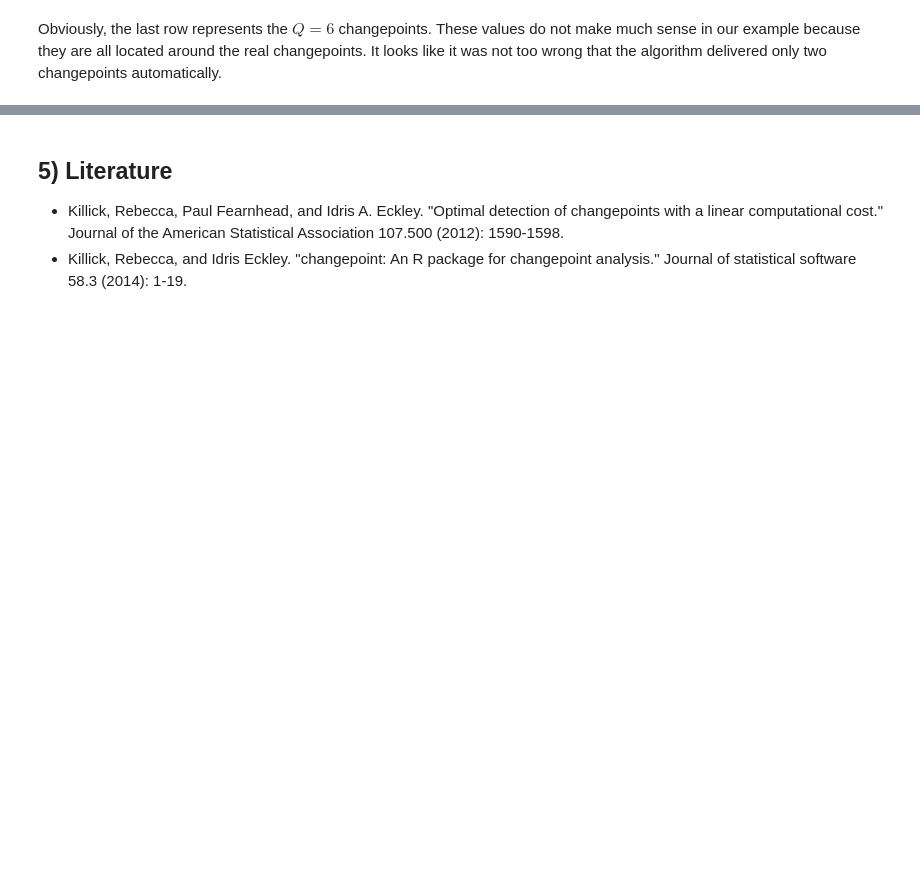
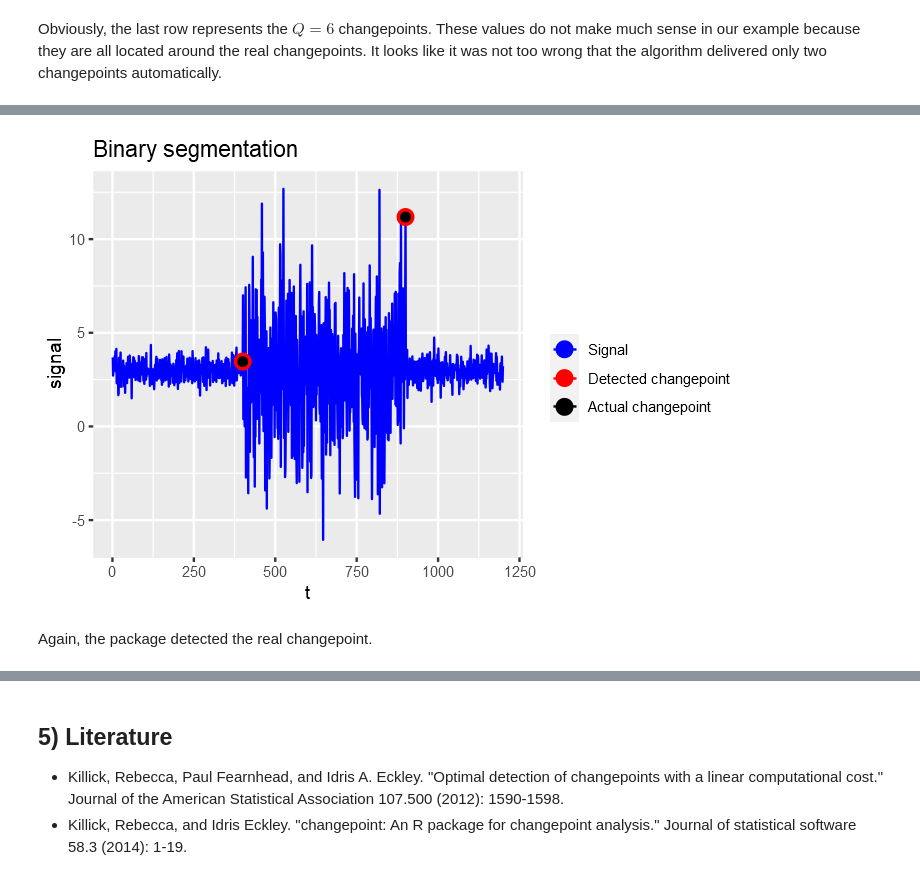
Before and after one commit to cschroth2/ChangepointAnalysis-Illustration_in_R, a Jupyter notebook: CP-detection-in-R_1_intro.ipynb, the cells around one changed output, grey strips where cells are left out. Saved outputs shown, nothing was run; the diff lists cells and outputs as text; code cells hidden in the pictures; blank space fills up the shorter version.

```diff
--- a/CP-detection-in-R_1_intro.ipynb
+++ b/CP-detection-in-R_1_intro.ipynb
@@ -205,3 +257,22 @@ Obviously, the last row represents the $Q=6$ changepoints. These values do not m
+# %%
+# extract changepoints and plot the detected changepoints
+signal2$DetectedChangePoints <- NA
+for (i in 1:length(my_bkps)){
+  signal2[my_bkps[i], "DetectedChangePoints"] <- signal2[my_bkps[i], "signal"]
+}
+ggplot() + ggtitle("Binary segmentation") +
+  geom_line(data = signal2, aes(x = t, y = signal, color = "blue")) +
+  geom_point(data = na.omit(signal2), aes(x = t, y = DetectedChangePoints, color = "red"), size = 4) +
+  geom_point(data = na.omit(signal2), aes(x = t, y = MyChangePoint, color = "black"), size = 2) +
+
+  scale_color_identity(name = "",
+                       breaks = c("blue", "red", "black"),
+                       labels = c("Signal", "Detected changepoint","Actual changepoint"),
+                       guide = "legend")
+# %% [output]
+[figure, added]
+# %% [markdown]
+Again, the package detected the real changepoint.
 # %% [markdown]
 ## 4) Discussion
 
```
Also changed, not shown: parts of 10 cells of this notebook.
